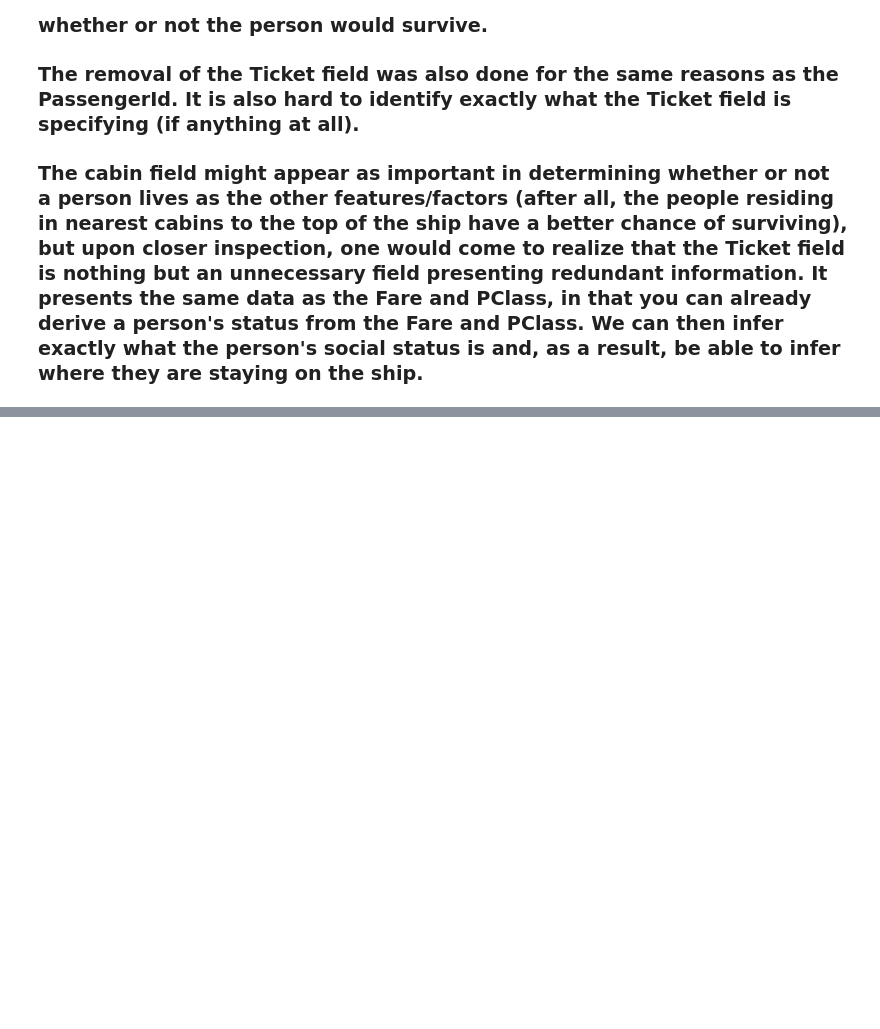
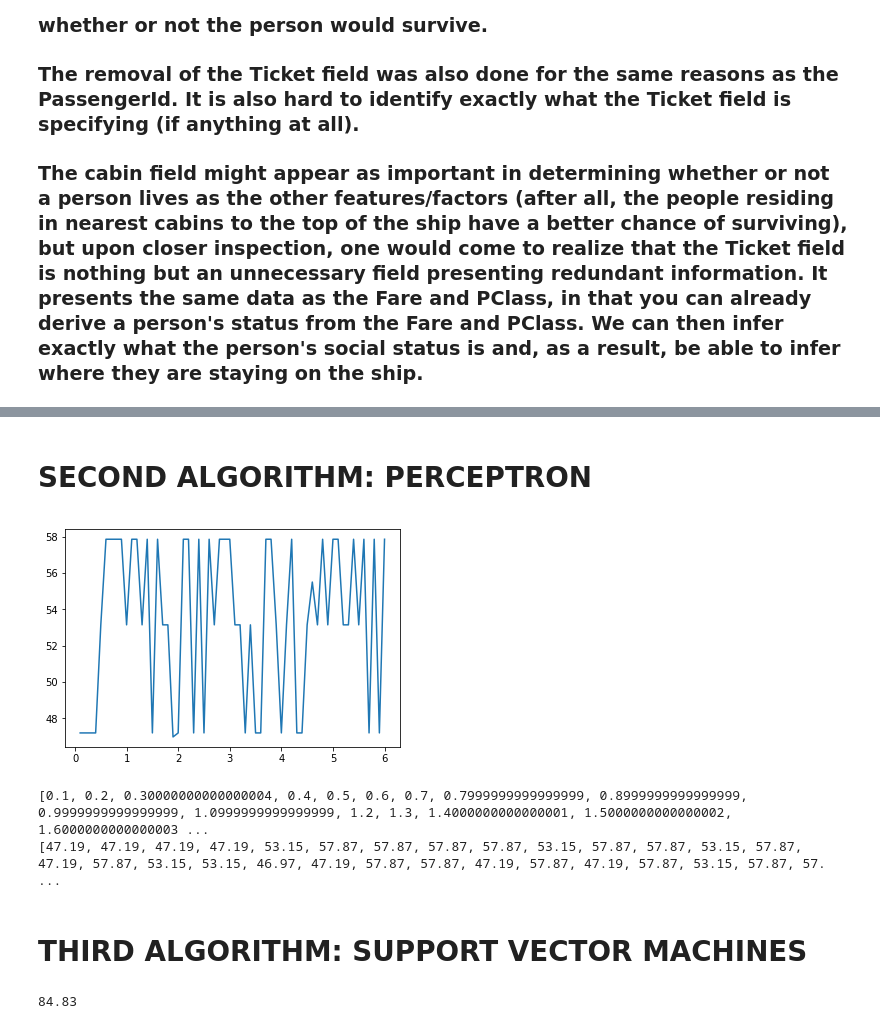
Before and after one commit to Densolator/MAC-LRN-Case-study, a Jupyter notebook: MAC-LRN Case Study.ipynb, the cells around one changed output, grey strips where cells are left out. Cells and saved outputs as stored; diff of their text form; code cells hidden in the pictures; blank space fills up the shorter version.

```diff
--- a/MAC-LRN Case Study.ipynb
+++ b/MAC-LRN Case Study.ipynb
@@ -72,0 +130,47 @@ for x in range(0, trainfile['Age'].size - 1):
+# %% [markdown]
+# SECOND ALGORITHM: PERCEPTRON
+# %%
+#import necessary libraries
+from sklearn.linear_model import Perceptron
+
+pLR = []
+pAcc = []
+
+def frange(start, stop, step):
+    x = start
+    while x < stop:
+        yield x
+        x += step
+
+for i in frange(0.1,6,0.1):
+    perceptron = Perceptron(eta0=i) #changing LR
+    perceptron.fit(data,label)
+    Y_pred = perceptron.predict(test_data)
+    acc_perceptron = round(perceptron.score(data,label) * 100, 2)
+
+    pLR.append(i)
+    pAcc.append(acc_perceptron)
+
+plt.plot(pLR, pAcc)
+plt.show()
+
+print(pLR)
+print(pAcc)
+# %% [output]
+[figure, added]
+[0.1, 0.2, 0.30000000000000004, 0.4, 0.5, 0.6, 0.7, 0.7999999999999999, 0.8999999999999999, 0.9999999999999999, 1.0999999999999999, 1.2, 1.3, 1.4000000000000001, 1.5000000000000002, 1.6000000000000003 ...
+[47.19, 47.19, 47.19, 47.19, 53.15, 57.87, 57.87, 57.87, 57.87, 53.15, 57.87, 57.87, 53.15, 57.87, 47.19, 57.87, 53.15, 53.15, 46.97, 47.19, 57.87, 57.87, 47.19, 57.87, 47.19, 57.87, 53.15, 57.87, 57. ...
+# %% [markdown]
+# THIRD ALGORITHM: SUPPORT VECTOR MACHINES
+# %%
+#import files
+from sklearn.svm import SVC
+
+svc = SVC()
+svc.fit(data,label)
+Y_pred = svc.predict(test_data)
+acc_svc = round(svc.score(data,label) * 100, 2)
+
+print(acc_svc)
+# %% [output]
+84.83
```
Also changed, not shown: parts of 6 cells of this notebook, 2 other files.
